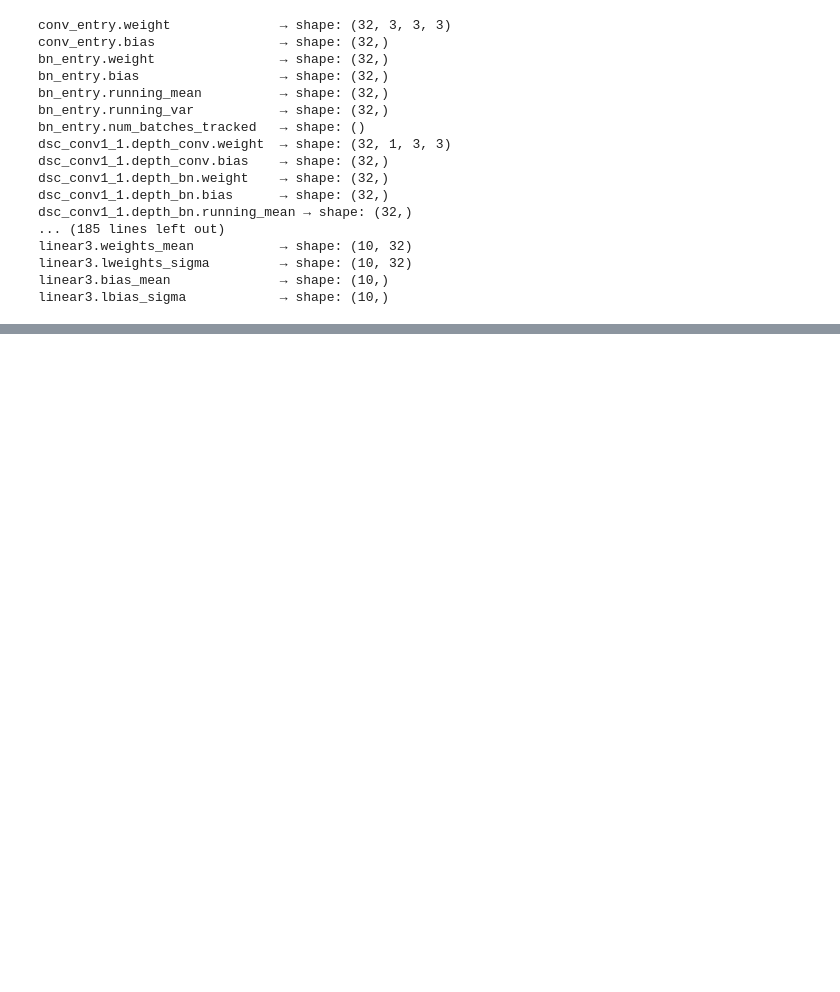
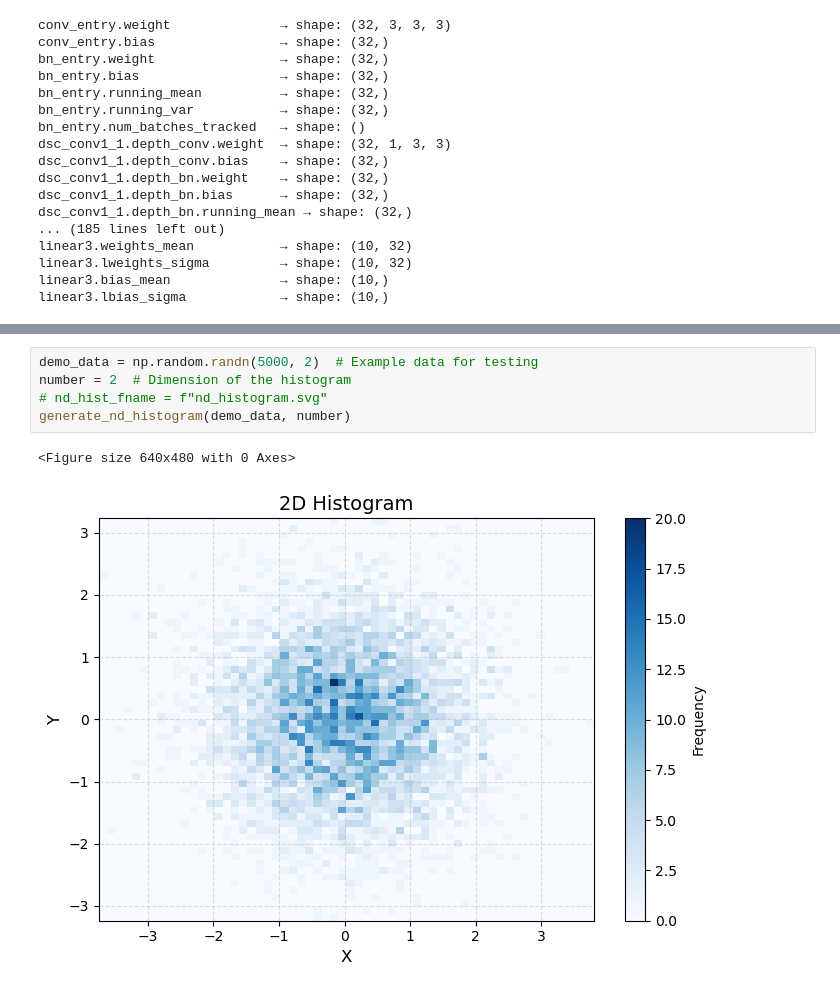
Before and after one commit to CSIRLab/PROMISE, a Jupyter notebook: jupyter/interface/core_function.ipynb, the cells around one changed output, grey strips where cells are left out. Saved outputs shown, nothing was run; the diff lists cells and outputs as text; blank space fills up the shorter version.

Commit message:
add 2d or 3d histogram based on the input weight number

```diff
--- a/jupyter/interface/core_function.ipynb
+++ b/jupyter/interface/core_function.ipynb
@@ -28,0 +121,8 @@ linear3.lbias_sigma            → shape: (10,)
+# %%
+demo_data = np.random.randn(5000, 2)  # Example data for testing
+number = 2  # Dimension of the histogram
+# nd_hist_fname = f"nd_histogram.svg"
+generate_nd_histogram(demo_data, number)
+# %% [output]
+<Figure size 640x480 with 0 Axes>
+[figure, added]
```
Also changed, not shown: parts of 2 cells of this notebook, 10 other files.
